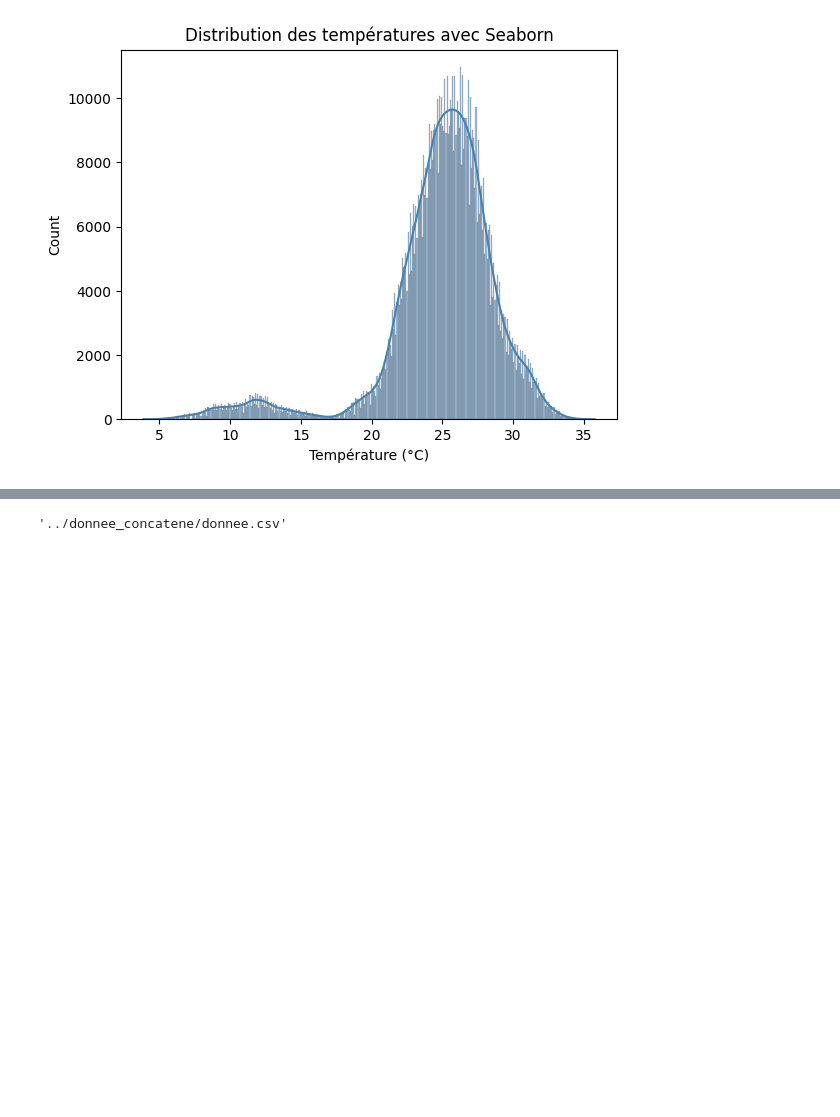
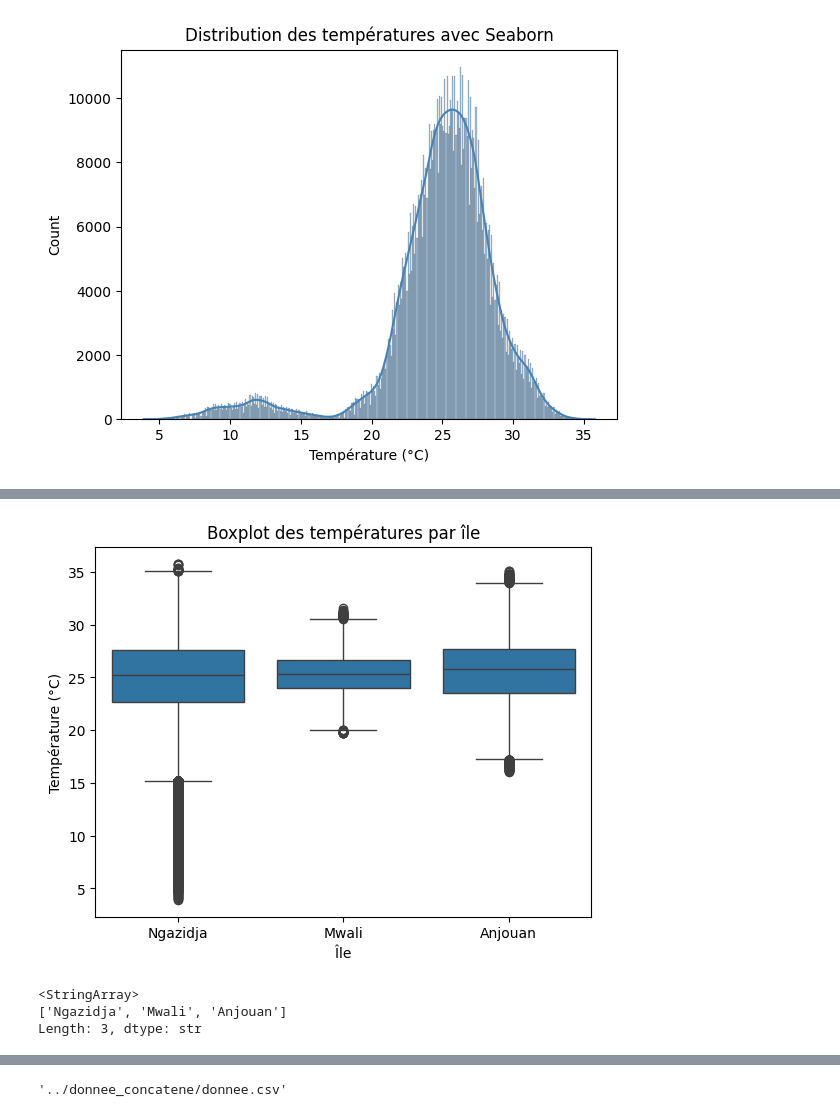
Before and after one commit to Ben10-data/Comores_climat_2021_2026, a Jupyter notebook: src/test1.ipynb, the cells around one changed output, grey strips where cells are left out. Drawn from its saved outputs; the diff is of its cells as text; code cells hidden in the pictures; blank space fills up the shorter version.

```diff
--- a/src/test1.ipynb
+++ b/src/test1.ipynb
@@ -76,0 +83,14 @@ AttributeError: FillBetweenPolyCollection.set() got an unexpected keyword argume
+# %%
+sns.boxplot(x="island", y="temperature_2m", data=data)
+plt.title('Boxplot des températures par île')
+plt.xlabel('Île')
+plt.ylabel('Température (°C)')
+plt.show()
+# %% [output]
+[figure, added]
+# %%
+data['island'].unique()
+# %% [output]
+<StringArray>
+['Ngazidja', 'Mwali', 'Anjouan']
+Length: 3, dtype: str
```
Also changed, not shown: parts of 35 cells of this notebook, 8 other files.
